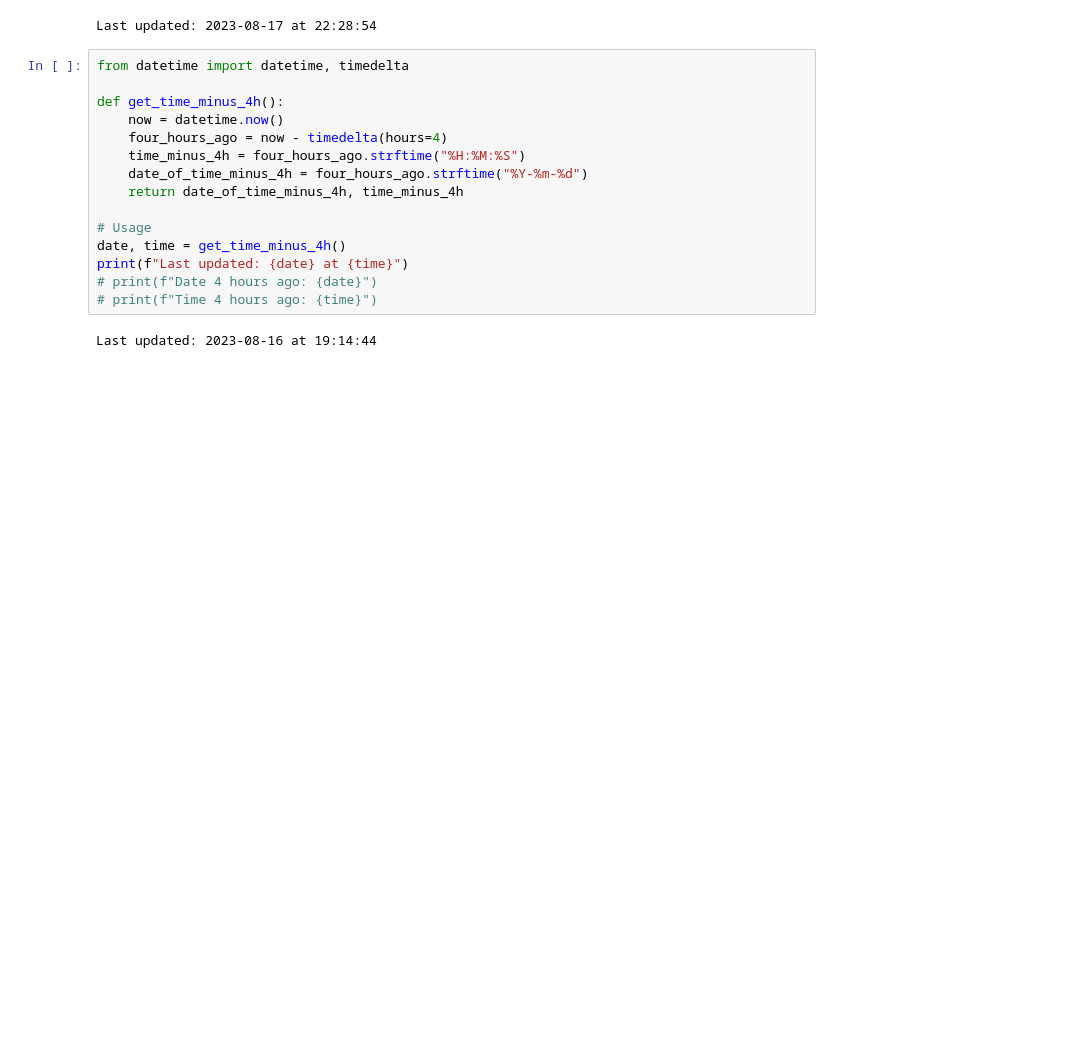
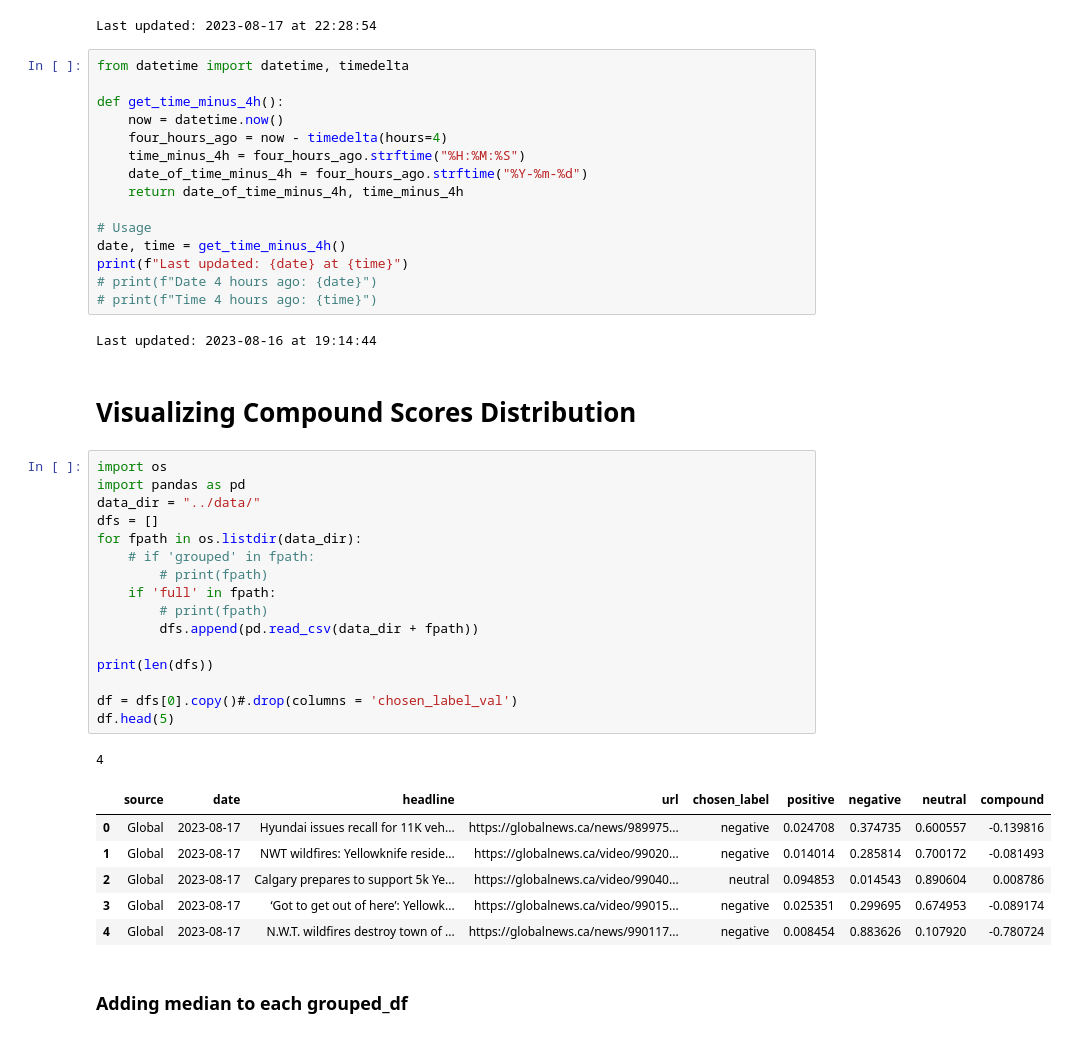
Before and after one commit to kmaurinjones/DailyNewsDriftCanada, a Jupyter notebook: notebooks/scraping.ipynb, the cells around one changed output. Drawn from its saved outputs; the diff is of its cells as text; blank space fills up the shorter version.

Commit message:
Scheduled data update: 2023-08-18, 19:00:37

```diff
--- a/notebooks/scraping.ipynb
+++ b/notebooks/scraping.ipynb
@@ -710,3 +710,31 @@ print(f"Last updated: {date} at {time}")
 # print(f"Time 4 hours ago: {time}")
 # %% [output]
 Last updated: 2023-08-16 at 19:14:44
+# %% [markdown]
+# Visualizing Compound Scores Distribution
+# %%
+import os
+import pandas as pd
+data_dir = "../data/"
+dfs = []
+for fpath in os.listdir(data_dir):
+    # if 'grouped' in fpath:
+        # print(fpath)
+    if 'full' in fpath:
+        # print(fpath)
+        dfs.append(pd.read_csv(data_dir + fpath))
+
+print(len(dfs))
+
+df = dfs[0].copy()#.drop(columns = 'chosen_label_val')
+df.head(5)
+# %% [output]
+4
+|  | source | date | headline | url | chosen_label | positive | negative | neutral | compound |
+| 0 | Global | 2023-08-17 | Hyundai issues recall for 11K veh... | https://globalnews.ca/news/989975... | negative | 0.024708 | 0.374735 | 0.600557 | -0.139816 |
+| 1 | Global | 2023-08-17 | NWT wildfires: Yellowknife reside... | https://globalnews.ca/video/99020... | negative | 0.014014 | 0.285814 | 0.700172 | -0.081493 |
+| 2 | Global | 2023-08-17 | Calgary prepares to support 5k Ye... | https://globalnews.ca/video/99040... | neutral | 0.094853 | 0.014543 | 0.890604 | 0.008786 |
+| 3 | Global | 2023-08-17 | ‘Got to get out of here’: Yellowk... | https://globalnews.ca/video/99015... | negative | 0.025351 | 0.299695 | 0.674953 | -0.089174 |
+| 4 | Global | 2023-08-17 | N.W.T. wildfires destroy town of ... | https://globalnews.ca/news/990117... | negative | 0.008454 | 0.883626 | 0.107920 | -0.780724 |
+# %% [markdown]
+### Adding median to each grouped_df
```
Also changed, not shown: parts of 2 cells of this notebook, 3 other files.
